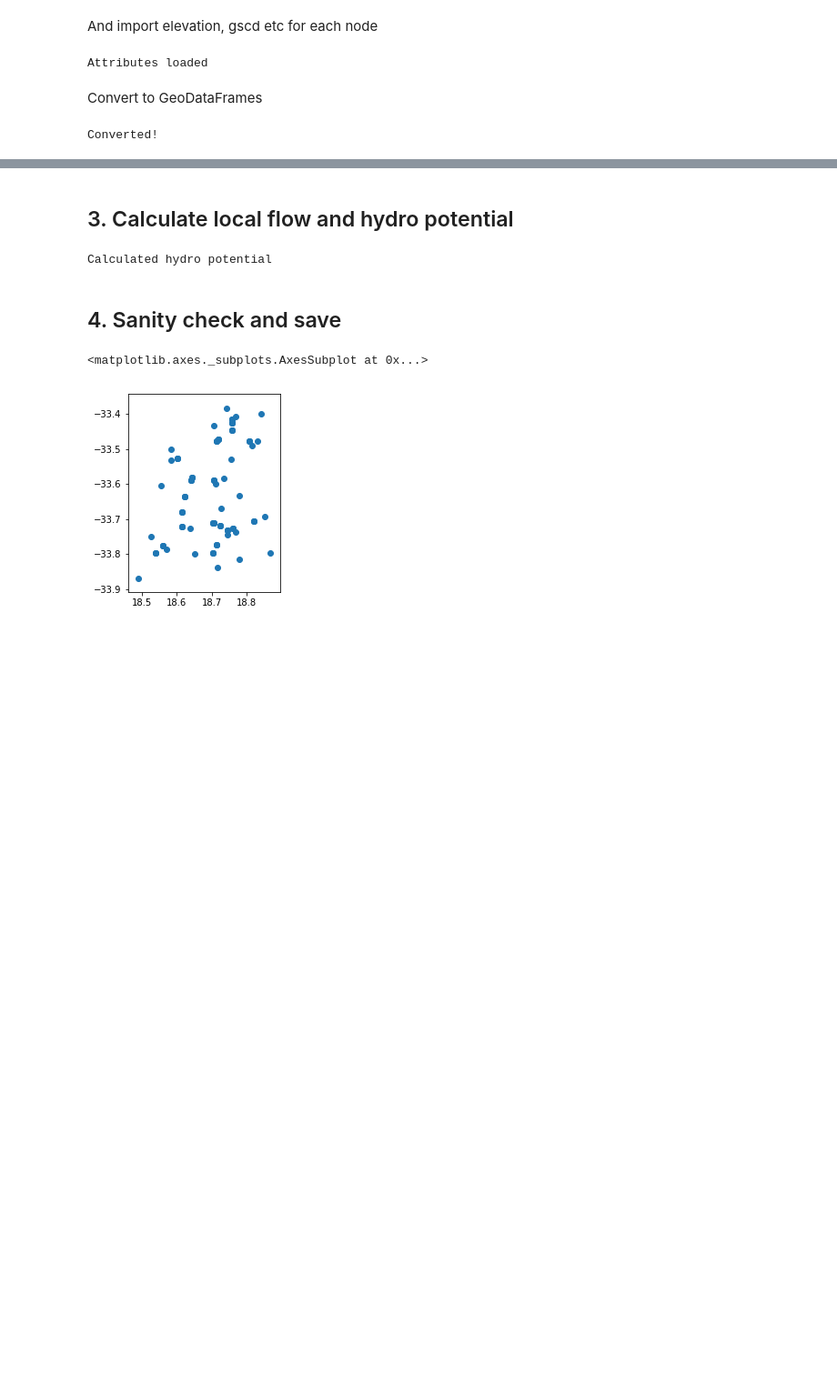
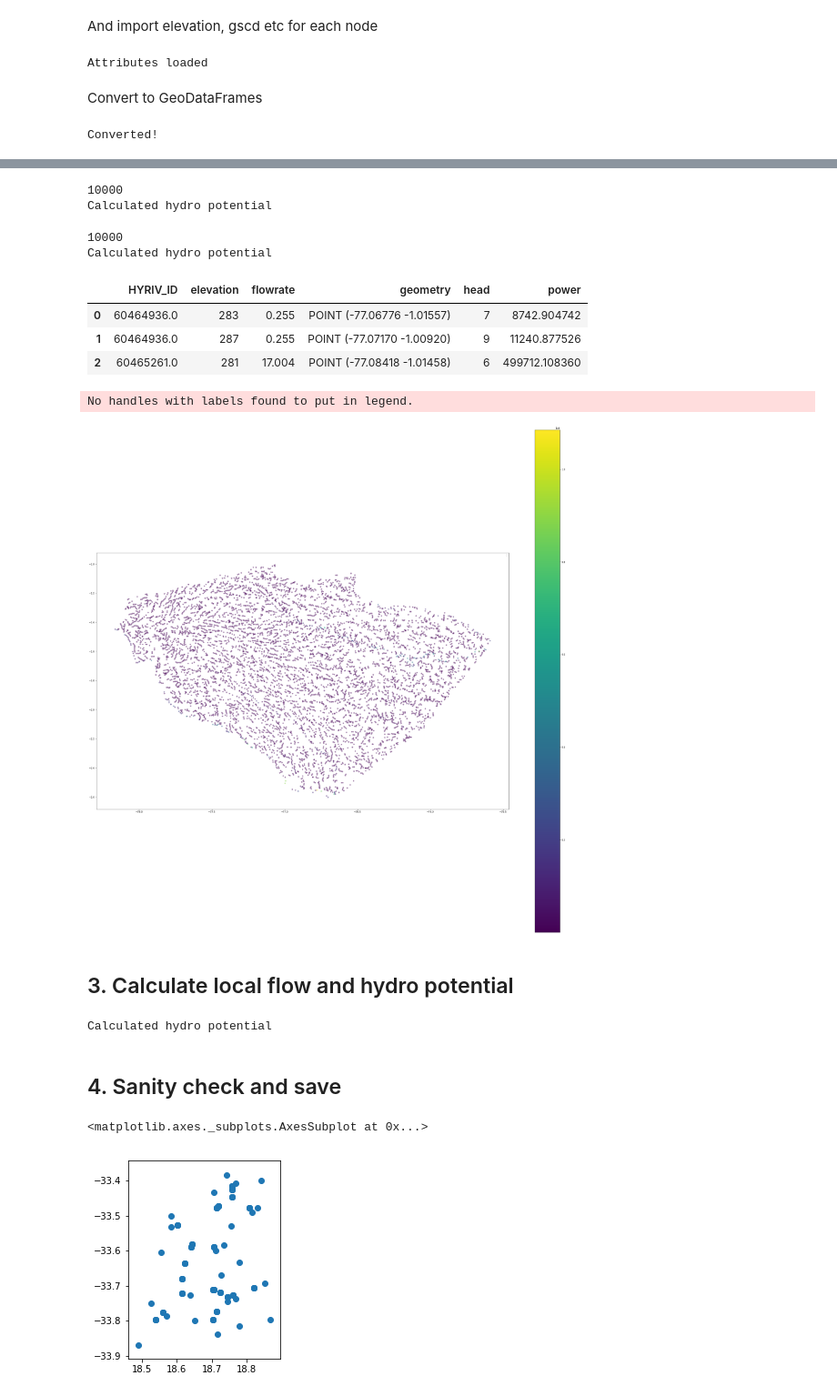
Before and after one commit to MarioSigner/hydronetworks, a Jupyter notebook: example.ipynb, the cells around one changed output, grey strips where cells are left out. Shown at 91% size. Saved outputs shown, nothing was run; the diff lists cells and outputs as text; code cells hidden in the pictures; blank space fills up the shorter version.

Commit message:
Updated HydroRIVERS example V.1

```diff
--- a/example.ipynb
+++ b/example.ipynb
@@ -21,5 +21,10 @@ out_path = Path('test_output')
 admin_path = in_path / "pastaza.gpkg"
 rivers_path = in_path / 'HydroRIVERS_10v.gpkg'
 dem_path = in_path / 'cond_dem.tif'
-flow_path = in_path / 'qmean.tif'
-flowacc_path = in_path / 'accflow.tif'
+
+## Not needed in this version of the code
+flow_path = in_path                         # in_path / 'qmean.tif'
+flowacc_path = in_path                      # in_path / 'accflow.tif'
+
+# Define projection system as suitable per case
+sel_proj = 'epsg:24877'   # PSAD56 / UTM zone 17S for Pastaza province, Ecuador
@@ -71,0 +33,7 @@ sel_proj
+# %%
+net = HydroNetworks(rivers_path=rivers_path,
+                    dem_path=dem_path,
+                    flow_path=flow_path,
+                    flowacc_path=flowacc_path,
+                    admin_path=admin_path,
+                    sel_proj=sel_proj)
@@ -160,3 +126,33 @@ Converted!
+# %%
+net.calculate_hydro()
+# %% [output]
+10000
+Calculated hydro potential
+# %%
+net.calculate_hydro(interval=1000, head_distance=500, get_range=False)
+# %% [output]
+10000
+Calculated hydro potential
+# %%
+net.hydro_points.head(3)
+# %% [output]
+|  | HYRIV_ID | elevation | flowrate | geometry | head | power |
+| 0 | 60464936.0 | 283 | 0.255 | POINT (-77.06776 -1.01557) | 7 | 8742.904742 |
+| 1 | 60464936.0 | 287 | 0.255 | POINT (-77.07170 -1.00920) | 9 | 11240.877526 |
+| 2 | 60465261.0 | 281 | 17.004 | POINT (-77.08418 -1.01458) | 6 | 499712.108360 |
+# %%
+fig, ax = plt.subplots(figsize=(40, 40))
+#admin_gdf_proj.plot(ax=ax, edgecolor='brown', alpha=0.2)
+#net.hydro_points.plot(ax=ax, color='green', edgecolor='none', figsize=(20, 20), alpha=0.8, label='HydroRIVERS')
+net.hydro_points.sort_values('power', ascending=True).plot(ax=ax, column='power', legend=True, edgecolor='none', figsize=(10, 10), alpha=0.5)
+ax.set_aspect('equal', 'box')
+leg = ax.legend()
+
+# Save plot as figure
+#plt.savefig('xxx.png', bbox_inches='tight')
+# %% [output]
+No handles with labels found to put in legend.
+[figure, added]
 # %% [markdown]
 ## 3. Calculate local flow and hydro potential
 # %%
```
Also changed, not shown: parts of 29 cells of this notebook, 3 other files.
